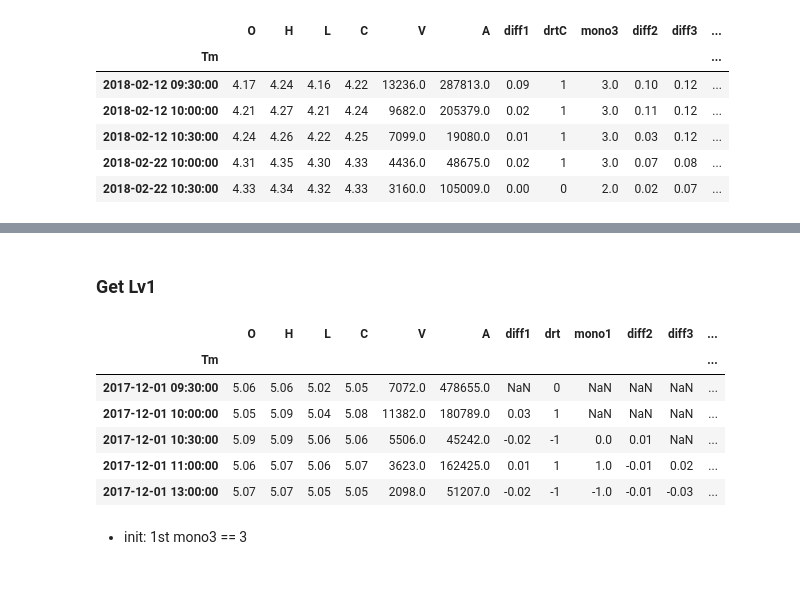
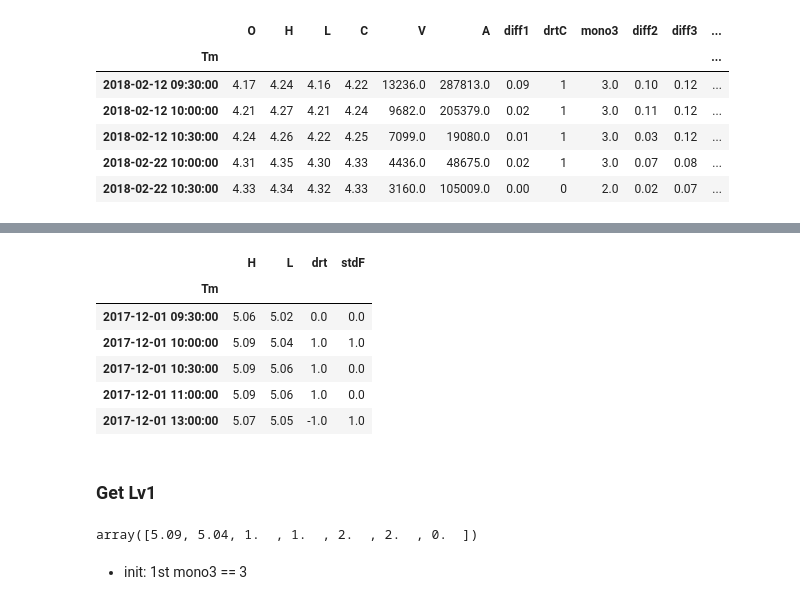
Before and after one commit to Audrey-Zhang/trading, a Jupyter notebook: 00.ipynb, the cells around one changed output, grey strips where cells are left out. Cells and saved outputs as stored; diff of their text form; code cells hidden in the pictures.

```diff
--- a/00.ipynb
+++ b/00.ipynb
@@ -174,0 +181,30 @@ TypeError: 'NoneType' object is not subscriptable
+# %%
+arr_std = df_std.values
+# %%
+def gen_stdk(s1,s2):
+    '''
+    s[H,L,drt,stdF]
+    '''
+    if (s1[0] < s2[0]) & (s1[1] < s2[1]):
+        s2[2:] = [1,1]
+    elif (s1[0] > s2[0]) & (s1[1] > s2[1]):
+        s2[2:] = [-1,1]
+    else:
+        if s1[2] == 1:
+            if s1[0] < s2[0]:
+                s2 = [s2[0],max(s1[1],s2[1]), 1, 1]
+            else:
+                s2 = [s1[0],max(s1[1],s2[1]), 1, 0]
+        elif s1[2] == -1:
+            if s1[1] > s2[1]:
+                s2 = [min(s1[0],s2[0]), s2[1], -1, 1]
+            else:
+                s2 = [min(s1[0],s2[0]), s1[1], -1, 0]
+        else:
+            s2 = [min(s1[0],s2[0]),max(s1[1],s2[1]), 0, 0]
+    return s2
+# %%
+%%time
+for i in range(len(arr_std)):
+    if i>0:
+        arr_std[i] = gen_stdk(arr_std[i-1],arr_std[i])
@@ -175,14 +213,30 @@ TypeError: 'NoneType' object is not subscriptable
+# %%
+df_std = pd.DataFrame(arr_std,index = df_std.index,columns=df_std.columns)
+# %%
+df_std.head()
+# %% [output]
+|  | H | L | drt | stdF |
+| Tm |  |  |  |  |
+| 2017-12-01 09:30:00 | 5.06 | 5.02 | 0.0 | 0.0 |
+| 2017-12-01 10:00:00 | 5.09 | 5.04 | 1.0 | 1.0 |
+| 2017-12-01 10:30:00 | 5.09 | 5.06 | 1.0 | 0.0 |
+| 2017-12-01 11:00:00 | 5.09 | 5.06 | 1.0 | 0.0 |
+| 2017-12-01 13:00:00 | 5.07 | 5.05 | -1.0 | 1.0 |
 # %% [markdown]
 ### Get Lv1
-# %%
-df_30.head()
-# %% [output]
-|  | O | H | L | C | V | A | diff1 | drt | mono1 | diff2 | diff3 | ... |
-| Tm |  |  |  |  |  |  |  |  |  |  |  | ... |
-| 2017-12-01 09:30:00 | 5.06 | 5.06 | 5.02 | 5.05 | 7072.0 | 478655.0 | NaN | 0 | NaN | NaN | NaN | ... |
-| 2017-12-01 10:00:00 | 5.05 | 5.09 | 5.04 | 5.08 | 11382.0 | 180789.0 | 0.03 | 1 | NaN | NaN | NaN | ... |
-| 2017-12-01 10:30:00 | 5.09 | 5.09 | 5.06 | 5.06 | 5506.0 | 45242.0 | -0.02 | -1 | 0.0 | 0.01 | NaN | ... |
-| 2017-12-01 11:00:00 | 5.06 | 5.07 | 5.06 | 5.07 | 3623.0 | 162425.0 | 0.01 | 1 | 1.0 | -0.01 | 0.02 | ... |
-| 2017-12-01 13:00:00 | 5.07 | 5.07 | 5.05 | 5.05 | 2098.0 | 51207.0 | -0.02 | -1 | -1.0 | -0.01 | -0.03 | ... |
+# %%
+df_Lv0 = df_std[df_std.stdF==1].copy(True)
+df_Lv0.columns = ['H', 'L', 'drt_std', 'stdF']
+df_Lv0['cnt_up'] = 2
+df_Lv0['cnt_dn'] = 2
+df_Lv0['Lv0F'] = 0
+
+tm_idx = df_Lv0.index.tolist()
+arr_Lv0 = df_Lv0.values
+# Index(['H', 'L', 'drt', 'stdF', 'cnt_up', 'cnt_dn', 'nflag'], dtype='object')
+l_Lv0 = [[tm_idx[-1],arr_Lv0[0,0],0]]
+arr_Lv0[0]
+# %% [output]
+array([5.09, 5.04, 1.  , 1.  , 2.  , 2.  , 0.  ])
 # %% [markdown]
 * init: 1st mono3 == 3
```
Also changed, not shown: parts of 17 cells of this notebook, 1 other file.
